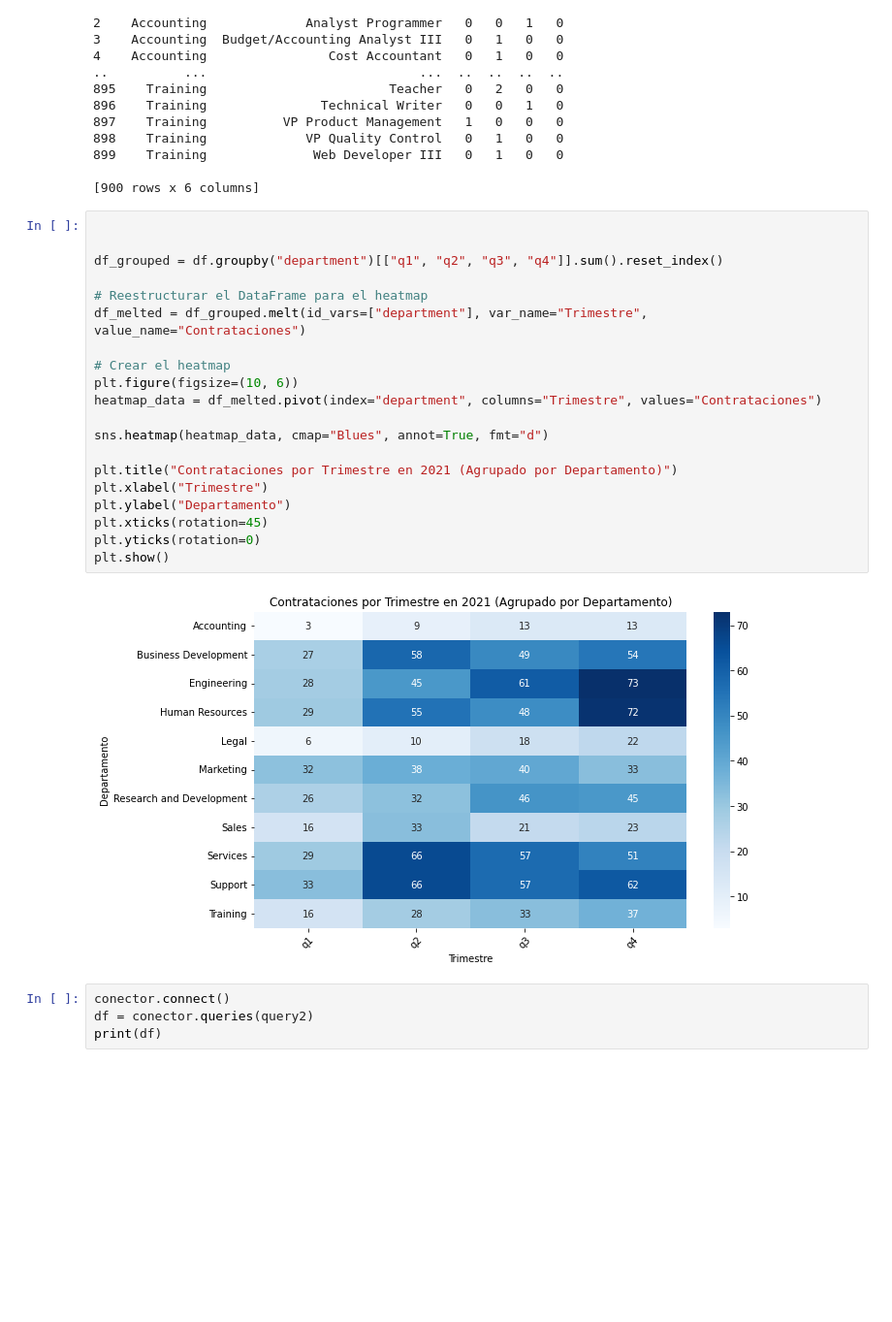
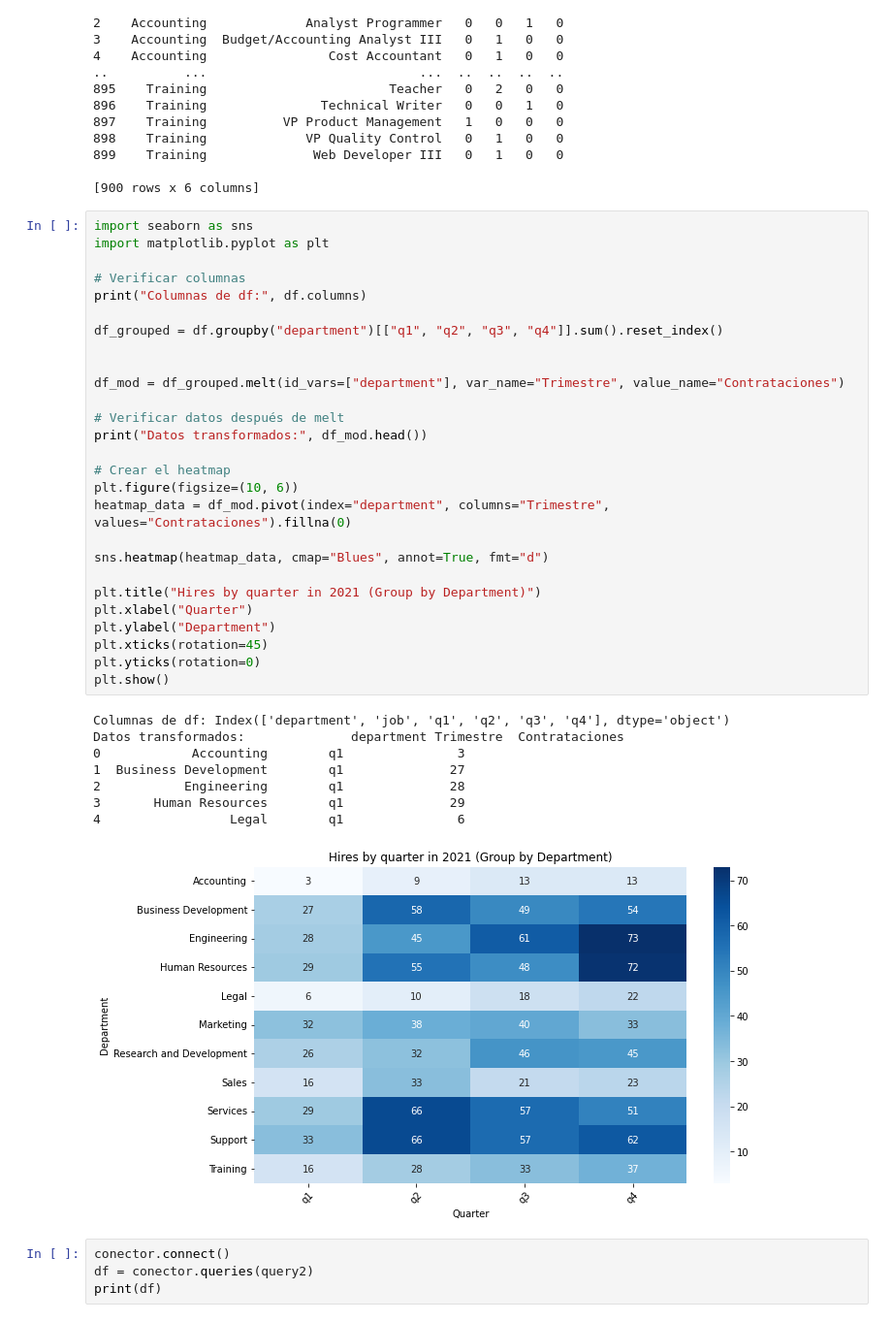
Before and after one commit to CamiloCorredor/chanllenge_apirest, a Jupyter notebook: src/dashboard.ipynb, the cells around one changed output. Shown at 97% size. Saved outputs shown, nothing was run; the diff lists cells and outputs as text; blank space fills up the shorter version.

```diff
--- a/src/dashboard.ipynb
+++ b/src/dashboard.ipynb
@@ -68,27 +68,41 @@ print(df)
 
 [900 rows x 6 columns]
 # %%
+import seaborn as sns
+import matplotlib.pyplot as plt
 
+# Verificar columnas
+print("Columnas de df:", df.columns)
 
 df_grouped = df.groupby("department")[["q1", "q2", "q3", "q4"]].sum().reset_index()
 
-# Reestructurar el DataFrame para el heatmap
-df_melted = df_grouped.melt(id_vars=["department"], var_name="Trimestre", value_name="Contrataciones")
+
+df_mod = df_grouped.melt(id_vars=["department"], var_name="Trimestre", value_name="Contrataciones")
+
+# Verificar datos después de melt
+print("Datos transformados:", df_mod.head())
 
 # Crear el heatmap
 plt.figure(figsize=(10, 6))
-heatmap_data = df_melted.pivot(index="department", columns="Trimestre", values="Contrataciones")
+heatmap_data = df_mod.pivot(index="department", columns="Trimestre", values="Contrataciones").fillna(0)
 
 sns.heatmap(heatmap_data, cmap="Blues", annot=True, fmt="d")
 
-plt.title("Contrataciones por Trimestre en 2021 (Agrupado por Departamento)")
-plt.xlabel("Trimestre")
-plt.ylabel("Departamento")
+plt.title("Hires by quarter in 2021 (Group by Department)")
+plt.xlabel("Quarter")
+plt.ylabel("Department")
 plt.xticks(rotation=45)
 plt.yticks(rotation=0)
 plt.show()
 # %% [output]
+Columnas de df: Index(['department', 'job', 'q1', 'q2', 'q3', 'q4'], dtype='object')
+Datos transformados:              department Trimestre  Contrataciones
+0            Accounting        q1               3
+1  Business Development        q1              27
+2           Engineering        q1              28
+3       Human Resources        q1              29
+4                 Legal        q1               6
-[figure, old version]
+[figure, new version]
 # %%
 conector.connect()
 df = conector.queries(query2)
```
Also changed, not shown: parts of 1 cell of this notebook, 3 other files.
